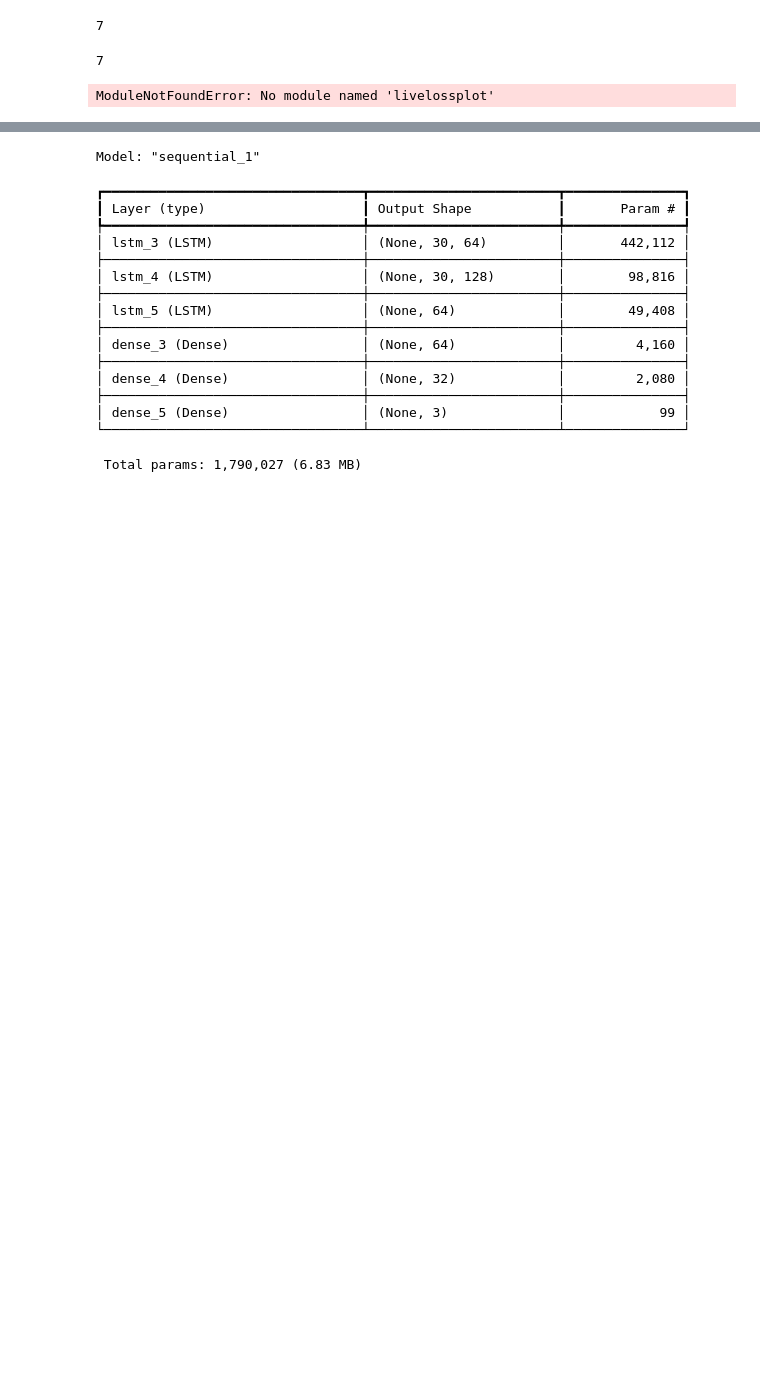
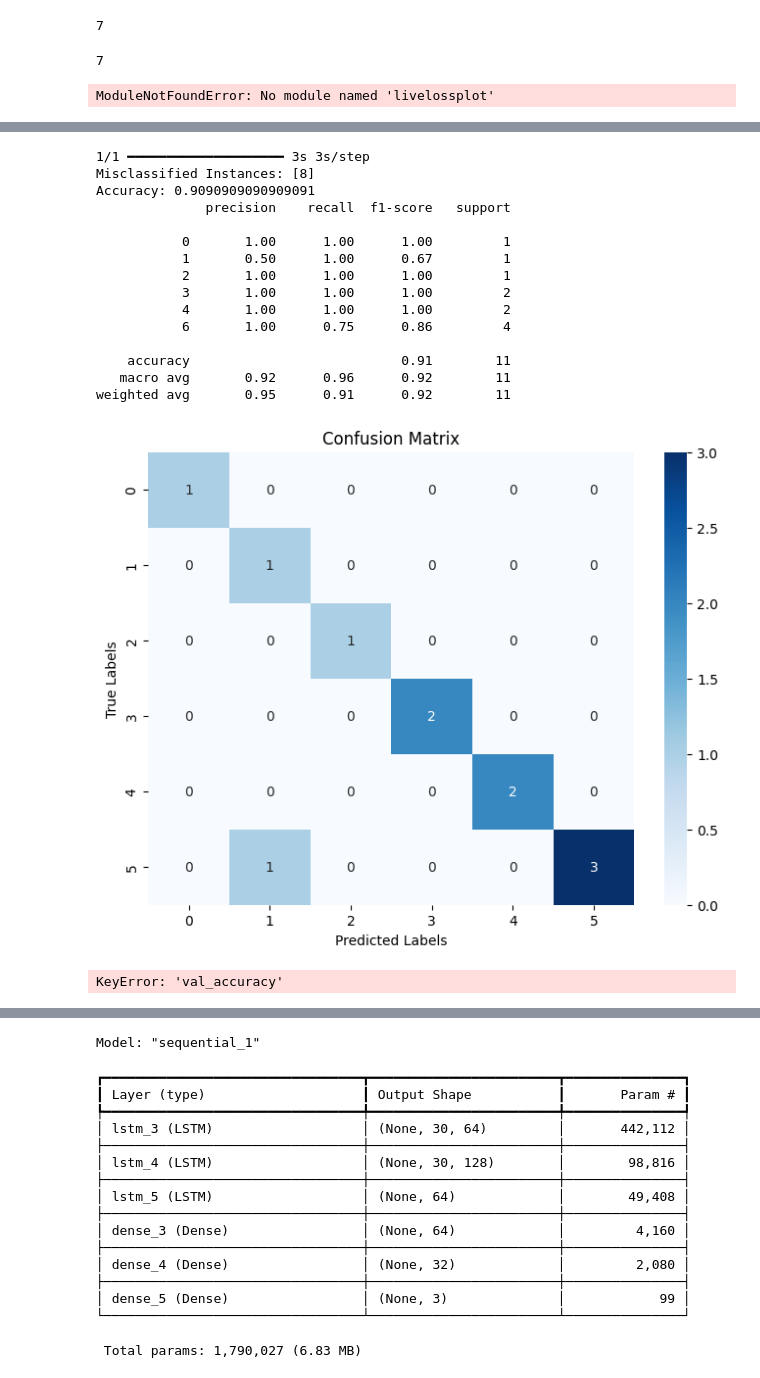
Before and after one commit to Zainab-Mohammed/sign-language-translation, a Jupyter notebook: SignRecognition.ipynb, the cells around one changed output, grey strips where cells are left out. Cells and saved outputs as stored; diff of their text form; code cells hidden in the pictures; blank space fills up the shorter version.

```diff
--- a/SignRecognition.ipynb
+++ b/SignRecognition.ipynb
@@ -340,14 +333,3 @@ from livelossplot.inputs.keras import PlotLossesCallback
 plot_loss = PlotLossesCallback()
 # %% [output]
 ModuleNotFoundError: No module named 'livelossplot'
-# %%
-model.fit(X_train, y_train, epochs=200, callbacks=[tb_callback])
-# early_stopping = EarlyStopping(monitor='val_loss', patience=10, restore_best_weights=True)
-
-# # Train the model
-# history = model.fit(X_train, y_train, epochs=200, batch_size=30,validation_split=0.1, callbacks=[tb_callback, early_stopping])
-
-# # Evaluate the model on test data
-# loss, accuracy = model.evaluate(X_test, y_test)
-# print("Test Loss:", loss)
-# print("Test Accuracy:", accuracy)
@@ -372,0 +336,2 @@ Epoch 200/200
+# %%
+history=model.fit(X_train, y_train, epochs=200, callbacks=[tb_callback])
@@ -380,0 +364,62 @@ Test Accuracy: 0.8181818127632141
+# %%
+import numpy as np
+from sklearn.metrics import confusion_matrix, classification_report
+import seaborn as sns
+import matplotlib.pyplot as plt
+
+# Predict labels for test data
+y_pred = np.argmax(model.predict(X_test), axis=1)
+y_test_labels = np.argmax(y_test, axis=1)
+
+# Error Analysis
+misclassifications = np.where(y_test_labels != y_pred)[0]
+print("Misclassified Instances:", misclassifications)
+
+# Result Analysis
+accuracy = np.mean(y_test_labels == y_pred)
+print("Accuracy:", accuracy)
+print(classification_report(y_test_labels, y_pred))
+
+# Confusion Matrix
+conf_mat = confusion_matrix(y_test_labels, y_pred)
+plt.figure(figsize=(8, 6))
+sns.heatmap(conf_mat, annot=True, fmt='d', cmap='Blues')
+plt.xlabel('Predicted Labels')
+plt.ylabel('True Labels')
+plt.title('Confusion Matrix')
+plt.show()
+
+# Visualization for Test and Train (Learning curves)
+plt.plot(history.history['accuracy'], label='accuracy')
+plt.plot(history.history['val_accuracy'], label = 'val_accuracy')
+plt.xlabel('Epoch')
+plt.ylabel('Accuracy')
+plt.ylim([0, 1])
+plt.legend(loc='lower right')
+plt.show()
+
+plt.plot(history.history['loss'], label='loss')
+plt.plot(history.history['val_loss'], label = 'val_loss')
+plt.xlabel('Epoch')
+plt.ylabel('Loss')
+plt.ylim([0, 1])
+plt.legend(loc='upper right')
+plt.show()
+# %% [output]
+1/1 ━━━━━━━━━━━━━━━━━━━━ 3s 3s/step
+Misclassified Instances: [8]
+Accuracy: 0.9090909090909091
+              precision    recall  f1-score   support
+
+           0       1.00      1.00      1.00         1
+           1       0.50      1.00      0.67         1
+           2       1.00      1.00      1.00         1
+           3       1.00      1.00      1.00         2
+           4       1.00      1.00      1.00         2
+           6       1.00      0.75      0.86         4
+
+    accuracy                           0.91        11
+   macro avg       0.92      0.96      0.92        11
+weighted avg       0.95      0.91      0.92        11
+[figure, added]
+KeyError: 'val_accuracy'
```
Also changed, not shown: parts of 12 cells of this notebook.
